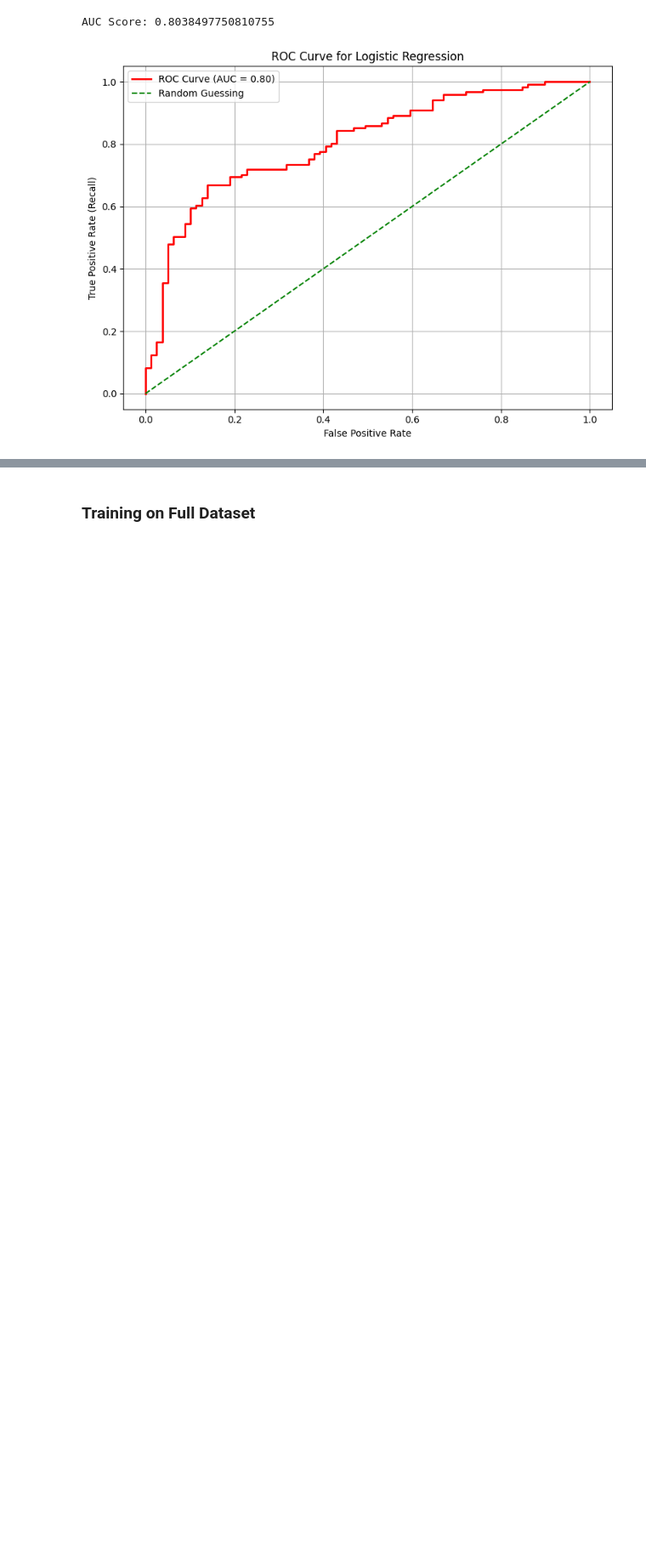
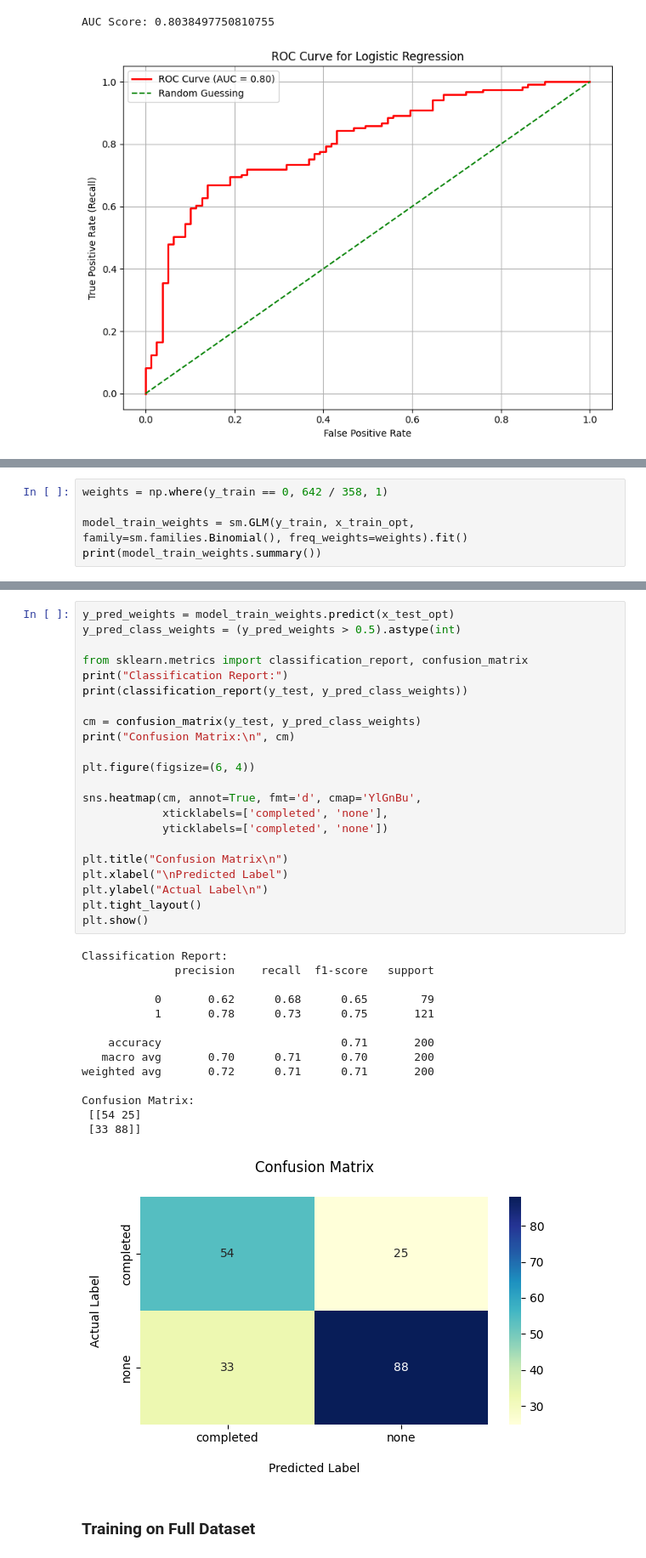
Before and after one commit to SakibMizan/MLProjectStudentPerformance, a Jupyter notebook: SakibMizanProject.ipynb, the cells around one changed output, grey strips where cells are left out. Shown at 85% size. Cells and saved outputs as stored; diff of their text form; blank space fills up the shorter version.

```diff
--- a/SakibMizanProject.ipynb
+++ b/SakibMizanProject.ipynb
@@ -317,0 +391,5 @@ AUC Score: 0.8038497750810755
+# %%
+weights = np.where(y_train == 0, 642 / 358, 1)
+
+model_train_weights = sm.GLM(y_train, x_train_opt, family=sm.families.Binomial(), freq_weights=weights).fit()
+print(model_train_weights.summary())
@@ -318,3 +416,40 @@ AUC Score: 0.8038497750810755
+# %%
+y_pred_weights = model_train_weights.predict(x_test_opt)
+y_pred_class_weights = (y_pred_weights > 0.5).astype(int)
+
+from sklearn.metrics import classification_report, confusion_matrix
+print("Classification Report:")
+print(classification_report(y_test, y_pred_class_weights))
+
+cm = confusion_matrix(y_test, y_pred_class_weights)
+print("Confusion Matrix:\n", cm)
+
+plt.figure(figsize=(6, 4))
+
+sns.heatmap(cm, annot=True, fmt='d', cmap='YlGnBu',
+            xticklabels=['completed', 'none'],
+            yticklabels=['completed', 'none'])
+
+plt.title("Confusion Matrix\n")
+plt.xlabel("\nPredicted Label")
+plt.ylabel("Actual Label\n")
+plt.tight_layout()
+plt.show()
+# %% [output]
+Classification Report:
+              precision    recall  f1-score   support
+
+           0       0.62      0.68      0.65        79
+           1       0.78      0.73      0.75       121
+
+    accuracy                           0.71       200
+   macro avg       0.70      0.71      0.70       200
+weighted avg       0.72      0.71      0.71       200
+
+Confusion Matrix:
+ [[54 25]
+ [33 88]]
+[figure, added]
 # %% [markdown]
 ### Training on Full Dataset
 # %%
```
Also changed, not shown: parts of 12 cells of this notebook.
